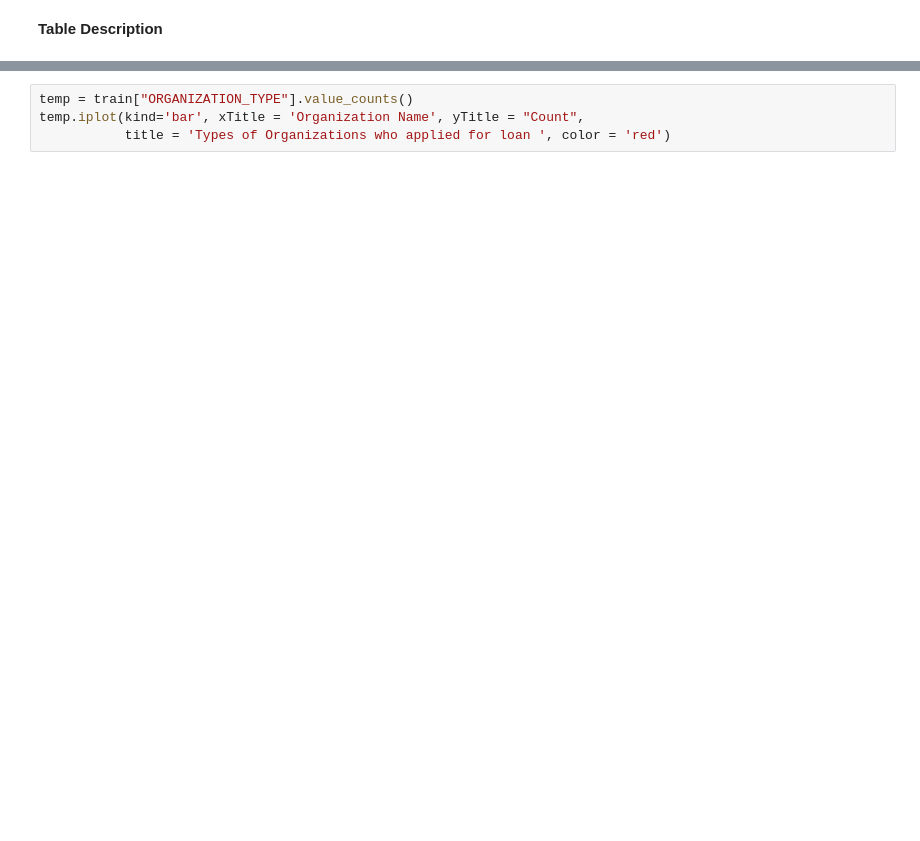
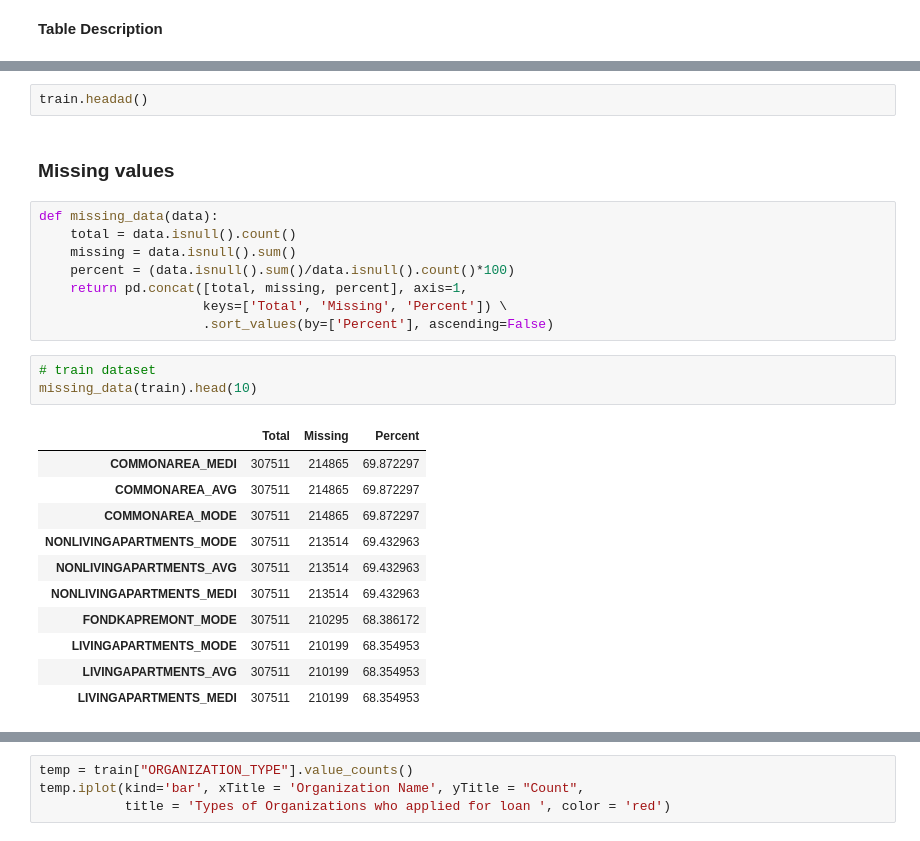
Before and after one commit to balbidatascience/kaggle-home-credit-risk, a Jupyter notebook: Kernel.ipynb, the cells around one changed output, grey strips where cells are left out. Drawn from its saved outputs; the diff is of its cells as text; blank space fills up the shorter version.

```diff
--- a/Kernel.ipynb
+++ b/Kernel.ipynb
@@ -174,0 +166,27 @@ TARGET: [ 'Target variable (1 - client with payment difficulties: he/she had lat
+# %%
+train.headad()
+# %% [markdown]
+### Missing values
+# %%
+def missing_data(data):
+    total = data.isnull().count()
+    missing = data.isnull().sum()
+    percent = (data.isnull().sum()/data.isnull().count()*100)
+    return pd.concat([total, missing, percent], axis=1,
+                     keys=['Total', 'Missing', 'Percent']) \
+                     .sort_values(by=['Percent'], ascending=False)
+# %%
+# train dataset
+missing_data(train).head(10)
+# %% [output]
+|  | Total | Missing | Percent |
+| COMMONAREA_MEDI | 307511 | 214865 | 69.872297 |
+| COMMONAREA_AVG | 307511 | 214865 | 69.872297 |
+| COMMONAREA_MODE | 307511 | 214865 | 69.872297 |
+| NONLIVINGAPARTMENTS_MODE | 307511 | 213514 | 69.432963 |
+| NONLIVINGAPARTMENTS_AVG | 307511 | 213514 | 69.432963 |
+| NONLIVINGAPARTMENTS_MEDI | 307511 | 213514 | 69.432963 |
+| FONDKAPREMONT_MODE | 307511 | 210295 | 68.386172 |
+| LIVINGAPARTMENTS_MODE | 307511 | 210199 | 68.354953 |
+| LIVINGAPARTMENTS_AVG | 307511 | 210199 | 68.354953 |
+| LIVINGAPARTMENTS_MEDI | 307511 | 210199 | 68.354953 |
```
Also changed, not shown: parts of 25 cells of this notebook.
